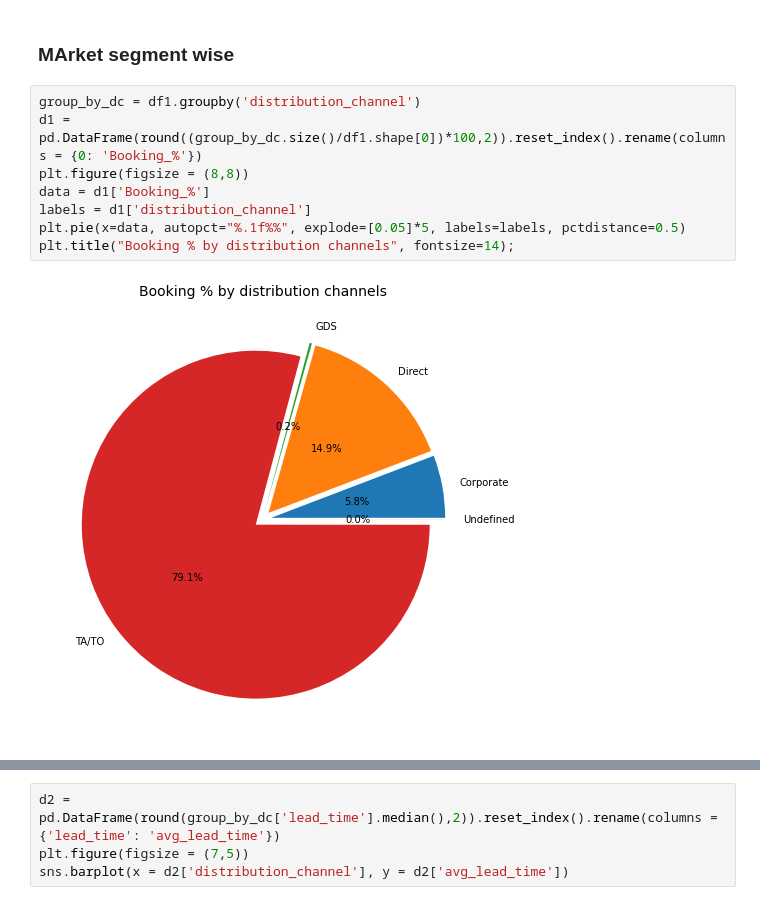
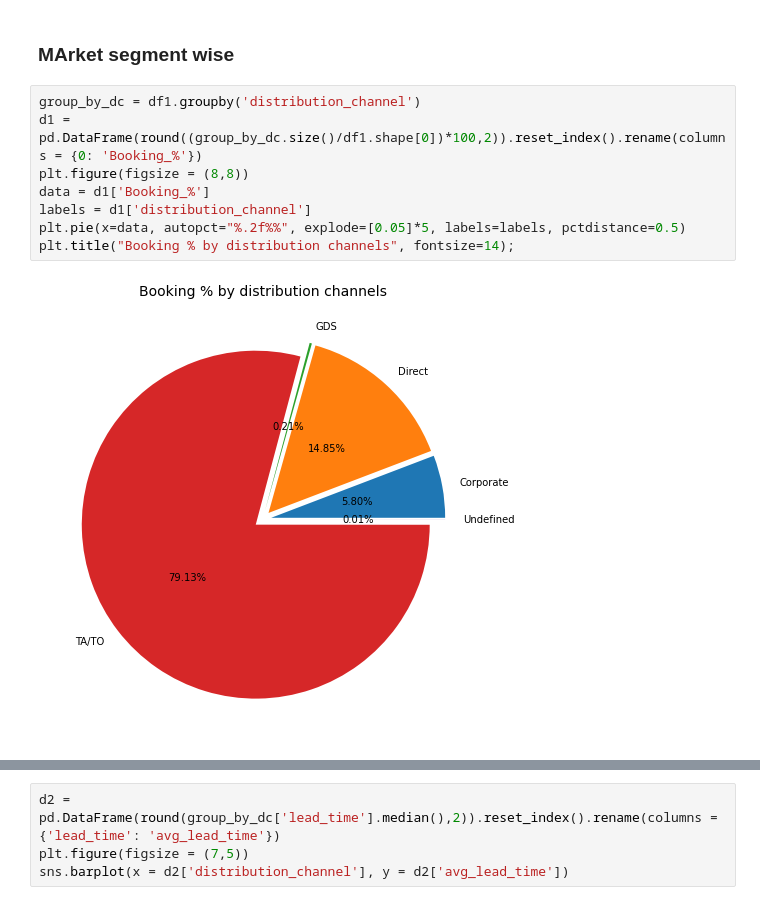
Before and after one commit to Neerajdataguy/EDA-Hotel-Booking, a Jupyter notebook: EDA(Group)_Hotel_Booking_Analysis_Capstone_Project.ipynb, the cells around one changed output, grey strips where cells are left out. Drawn from its saved outputs; the diff is of its cells as text.

```diff
--- a/EDA(Group)_Hotel_Booking_Analysis_Capstone_Project.ipynb
+++ b/EDA(Group)_Hotel_Booking_Analysis_Capstone_Project.ipynb
@@ -305,10 +305,10 @@ sns.barplot(x = D3.index, y = D3['repeat_%'])
 # %%
 group_by_dc = df1.groupby('distribution_channel')
 d1 = pd.DataFrame(round((group_by_dc.size()/df1.shape[0])*100,2)).reset_index().rename(columns = {0: 'Booking_%'})
 plt.figure(figsize = (8,8))
 data = d1['Booking_%']
 labels = d1['distribution_channel']
-plt.pie(x=data, autopct="%.1f%%", explode=[0.05]*5, labels=labels, pctdistance=0.5)
+plt.pie(x=data, autopct="%.2f%%", explode=[0.05]*5, labels=labels, pctdistance=0.5)
 plt.title("Booking % by distribution channels", fontsize=14);
 # %% [output]
-[figure, old version]
+[figure, new version]
```
Also changed, not shown: parts of 14 cells of this notebook.
